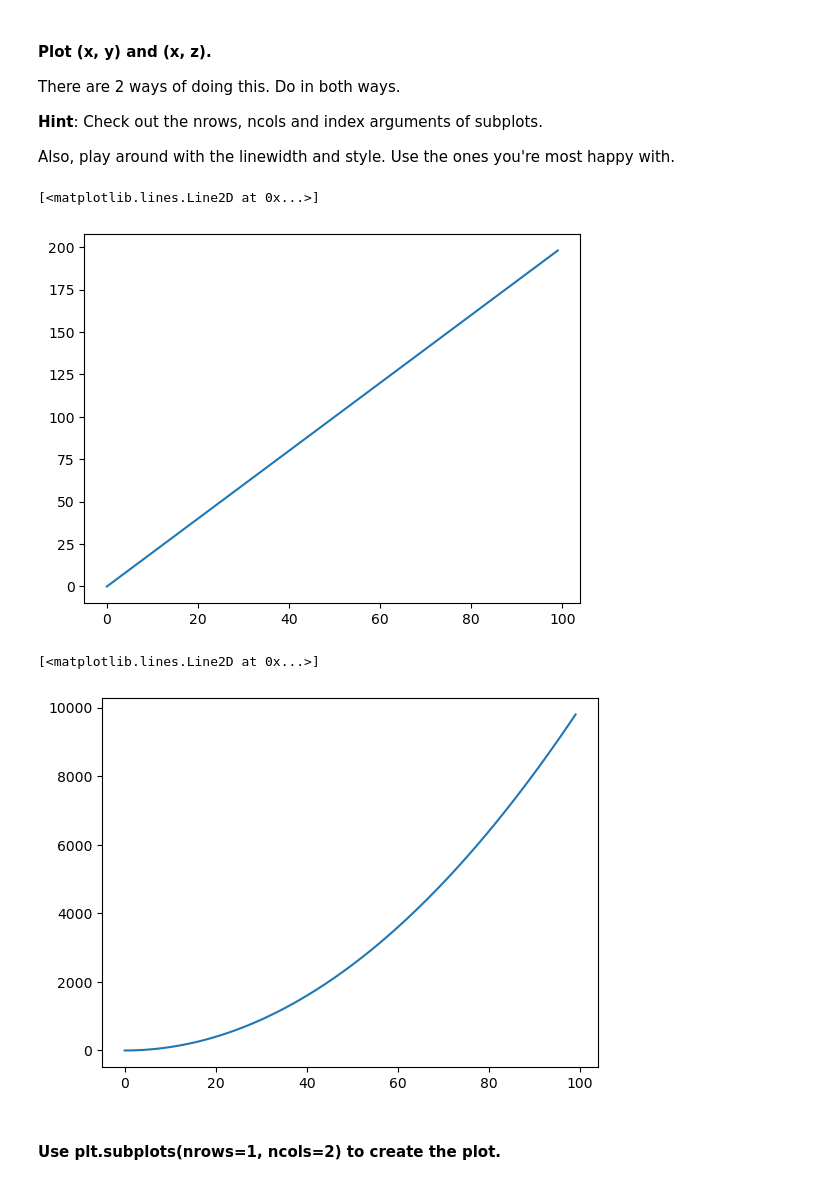
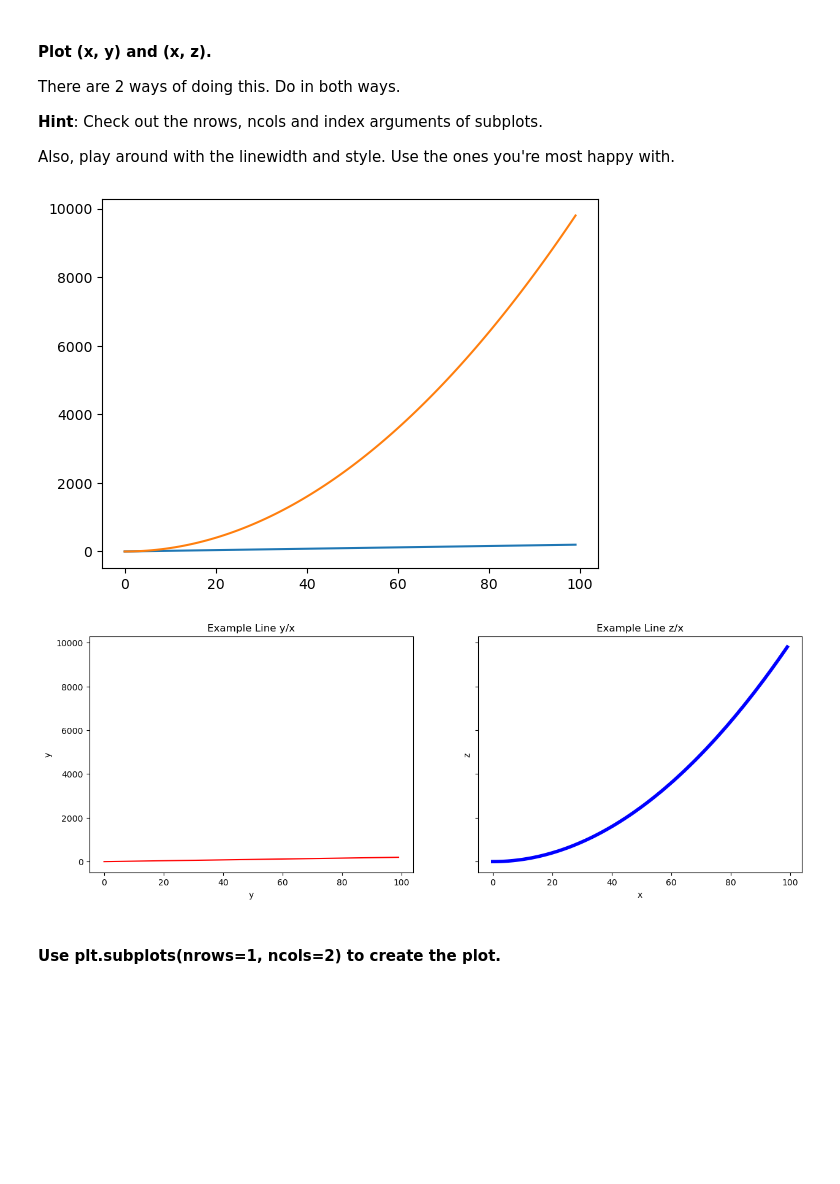
Before and after one commit to Ismael-San/DAFT_0410, a Jupyter notebook: module_2/Lab_1_Matplotlib-and-Seaborn/main.ipynb, the cells around one changed output. Drawn from its saved outputs; the diff is of its cells as text; code cells hidden in the pictures; blank space fills up the shorter version.

```diff
--- a/module_2/Lab_1_Matplotlib-and-Seaborn/main.ipynb
+++ b/module_2/Lab_1_Matplotlib-and-Seaborn/main.ipynb
@@ -27,14 +27,31 @@ Also, play around with the linewidth and style. Use the ones you're most happy w
 # %%
 # Method 1
 plt.plot(x,y)
+plt.plot(x,z)
+plt.show()
 # %% [output]
-[<matplotlib.lines.Line2D at 0x...>]
-[figure, old version]
+[figure, new version]
-# %%
-plt.plot(x,z)
-# %% [output]
-[<matplotlib.lines.Line2D at 0x...>]
-[figure, removed]
+# %%
+#plt.plot(x,z)
+
+# Method 2
+fig, (ax1, ax2) = plt.subplots(nrows=1, ncols=2, sharey=True, figsize=(15,5))
+#changing to 2 rows, one column will stack the plots one on top of the other
+# vs. side by side.
+ax1.set_title("Example Line y/x")
+ax1.set_xlabel("y")
+ax1.set_ylabel("y")
+ax1.plot(x,y, ls="solid", color="red")
+
+ax2.set(title="Example Line z/x", xlabel="x", ylabel="z")
+ax2.plot(x,z, ls="solid", color="blue", linewidth='4')
+# line styles : solid, dotted, dashed, dashdot, (0, (1,10)) (points)
+# detail here https://matplotlib.org/stable/gallery/lines_bars_and_markers/linestyles.html
+# default linewidth is 1
+
+plt.show()
+# %% [output]
+[figure, added]
 # %% [markdown]
 #### Use plt.subplots(nrows=1, ncols=2) to create the plot.
 # %%
```
Also changed, not shown: parts of 4 cells of this notebook, 6 other files.
